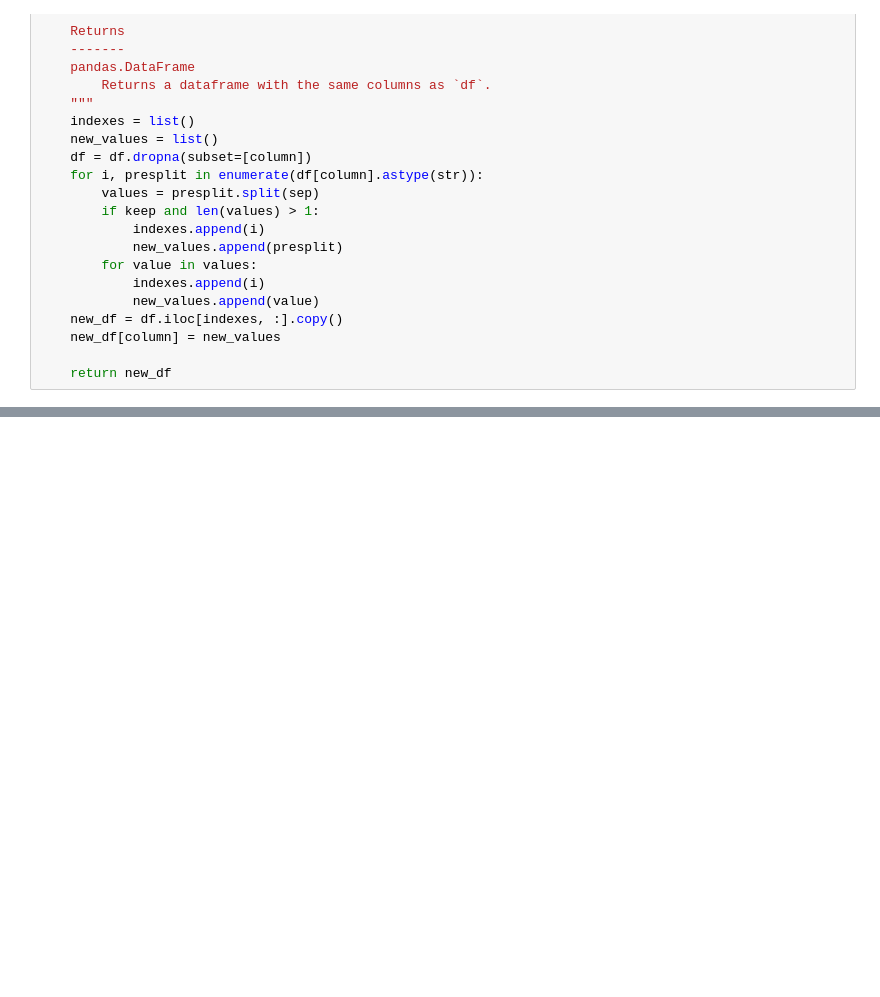
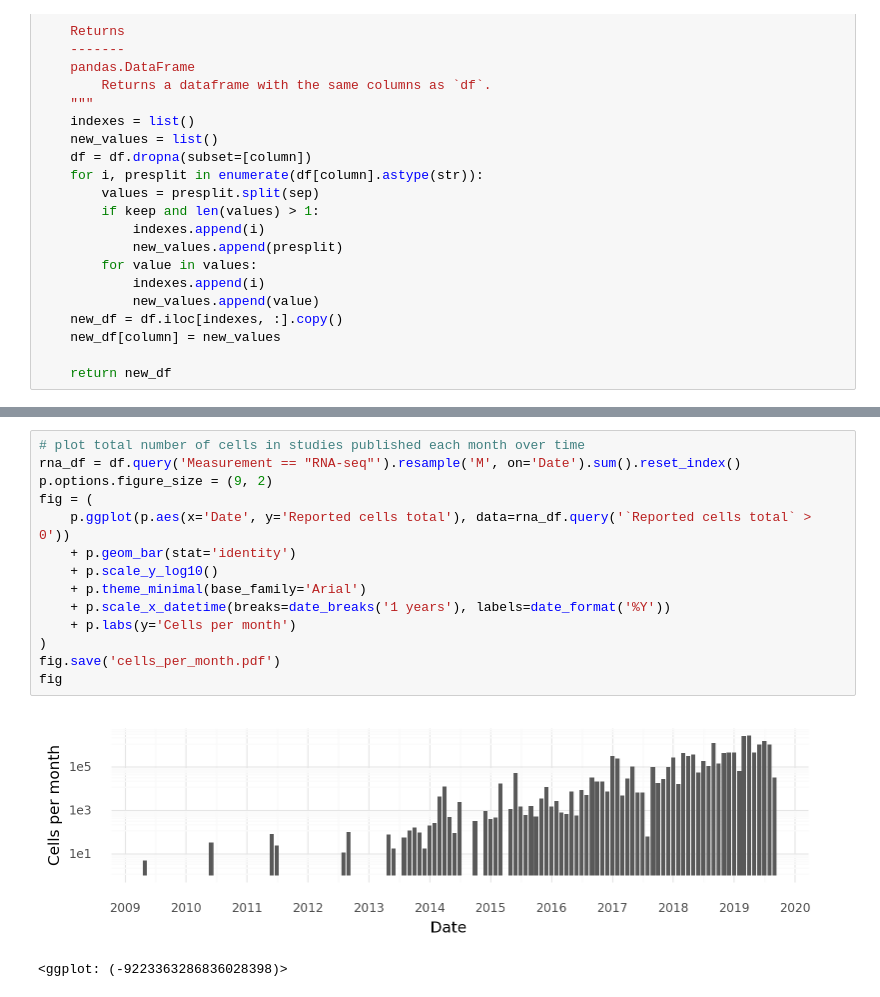
Before and after one commit to vals/single-cell-studies, a Jupyter notebook: Example analysis.ipynb, the cells around one changed output, grey strips where cells are left out. Drawn from its saved outputs; the diff is of its cells as text; blank space fills up the shorter version.

```diff
--- a/Example analysis.ipynb
+++ b/Example analysis.ipynb
@@ -721,0 +612,17 @@ df.query('Pseudotime == "Yes"').sort_values('Date').head()
+# %%
+# plot total number of cells in studies published each month over time
+rna_df = df.query('Measurement == "RNA-seq"').resample('M', on='Date').sum().reset_index()
+p.options.figure_size = (9, 2)
+fig = (
+    p.ggplot(p.aes(x='Date', y='Reported cells total'), data=rna_df.query('`Reported cells total` > 0'))
+    + p.geom_bar(stat='identity')
+    + p.scale_y_log10()
+    + p.theme_minimal(base_family='Arial')
+    + p.scale_x_datetime(breaks=date_breaks('1 years'), labels=date_format('%Y'))
+    + p.labs(y='Cells per month')
+)
+fig.save('cells_per_month.pdf')
+fig
+# %% [output]
+[figure, added]
+<ggplot: (-9223363286836028398)>
```
Also changed, not shown: parts of 93 cells of this notebook.
